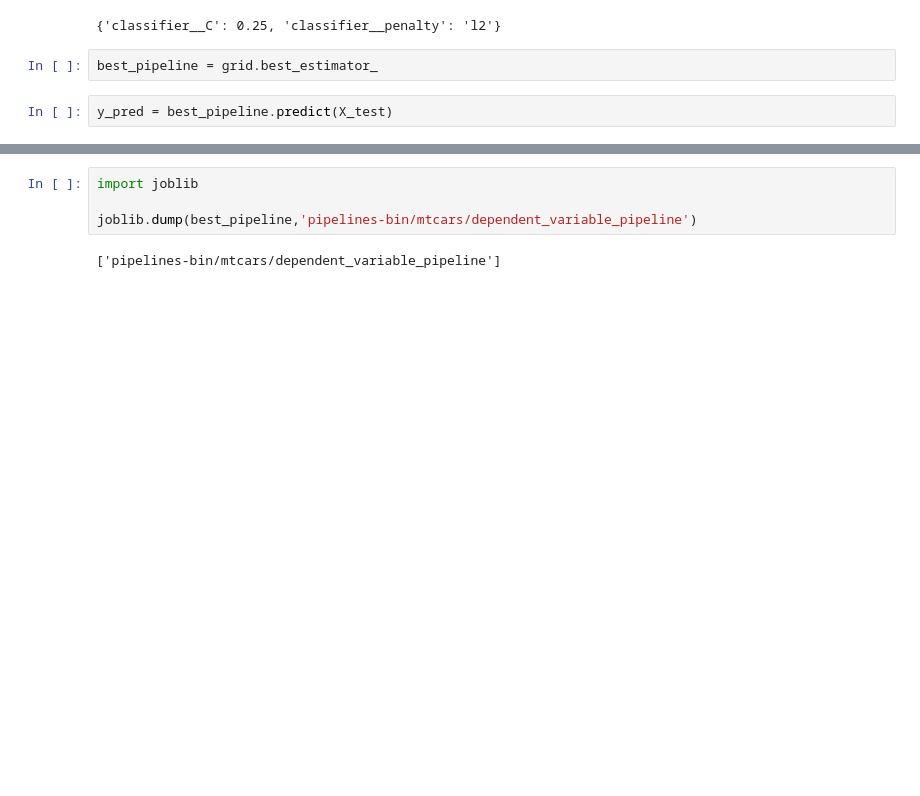
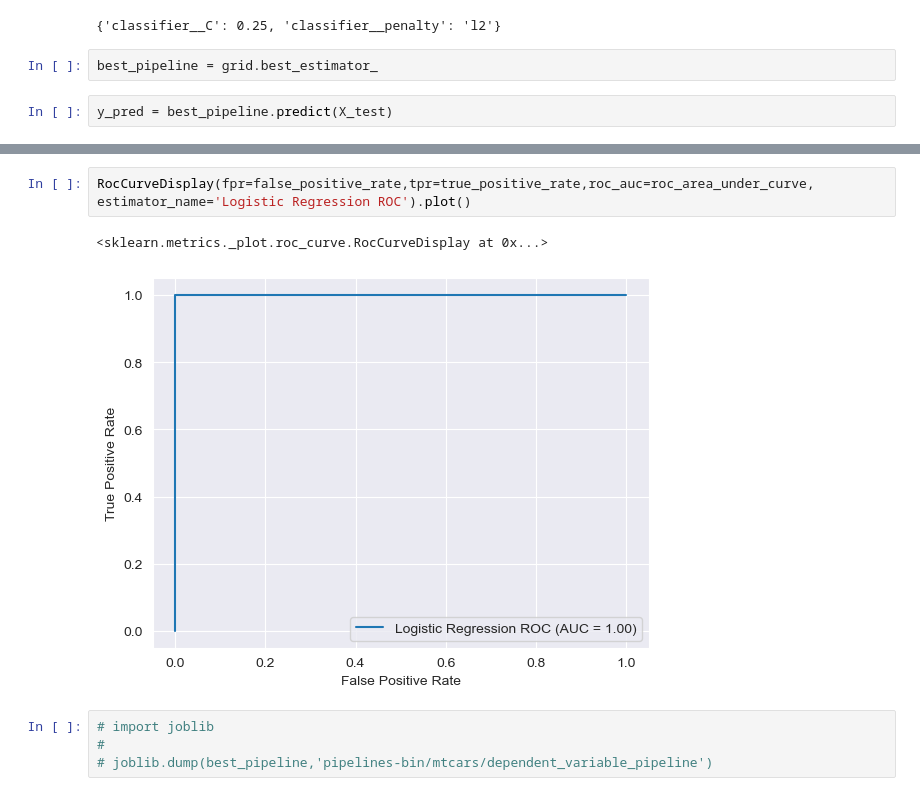
Before and after one commit to aleksandardpantic/cars-case-study, a Jupyter notebook: train_classification.ipynb, the cells around one changed output, grey strips where cells are left out. Drawn from its saved outputs; the diff is of its cells as text; blank space fills up the shorter version.

```diff
--- a/train_classification.ipynb
+++ b/train_classification.ipynb
@@ -69,6 +80,9 @@ accuracy_score(y_test,y_pred)
+# %%
+RocCurveDisplay(fpr=false_positive_rate,tpr=true_positive_rate,roc_auc=roc_area_under_curve, estimator_name='Logistic Regression ROC').plot()
+# %% [output]
+<sklearn.metrics._plot.roc_curve.RocCurveDisplay at 0x...>
+[figure, added]
 # %%
-import joblib
-
-joblib.dump(best_pipeline,'pipelines-bin/mtcars/dependent_variable_pipeline')
+# import joblib
+#
+# joblib.dump(best_pipeline,'pipelines-bin/mtcars/dependent_variable_pipeline')
-# %% [output]
-['pipelines-bin/mtcars/dependent_variable_pipeline']
```
Also changed, not shown: parts of 5 cells of this notebook.
